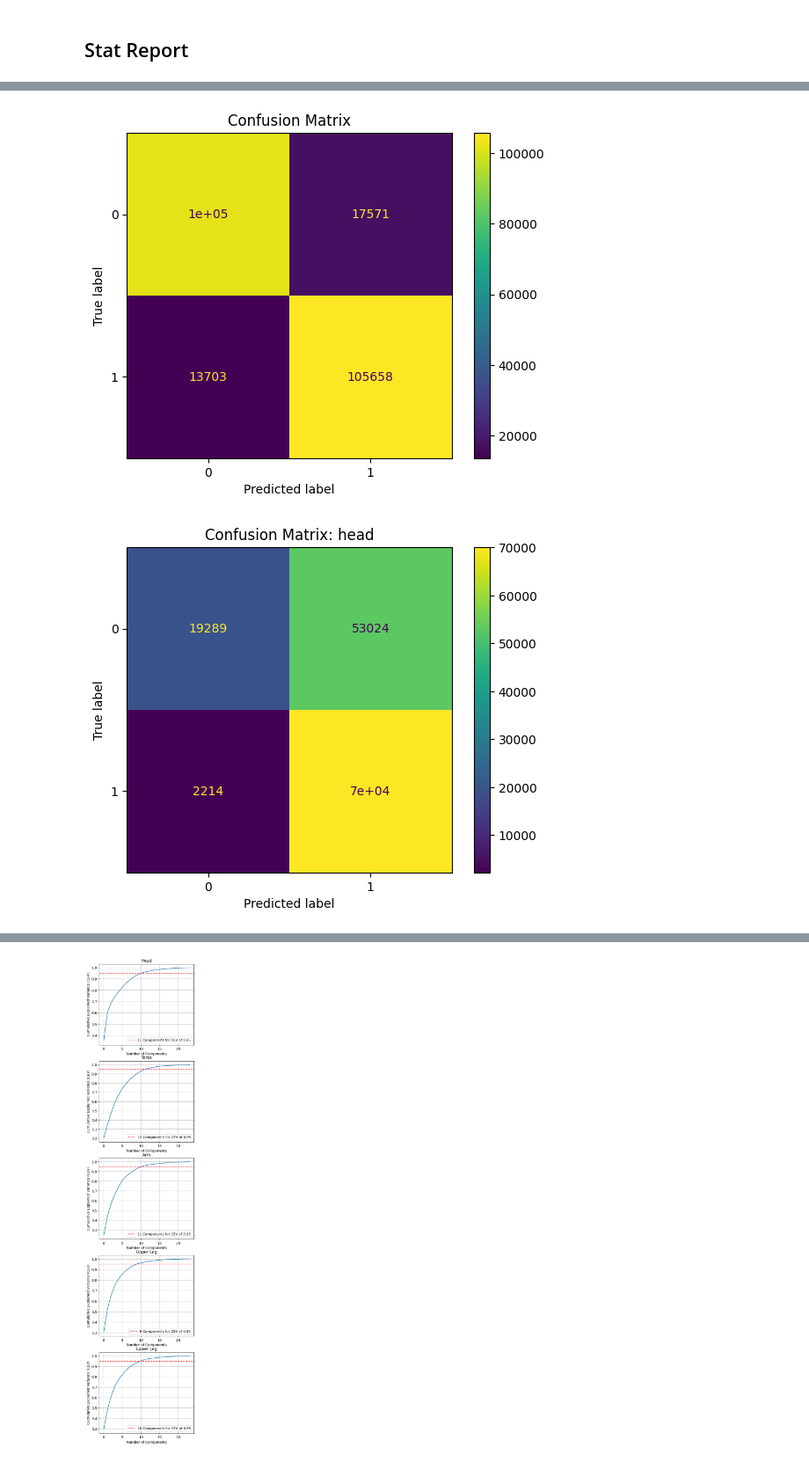
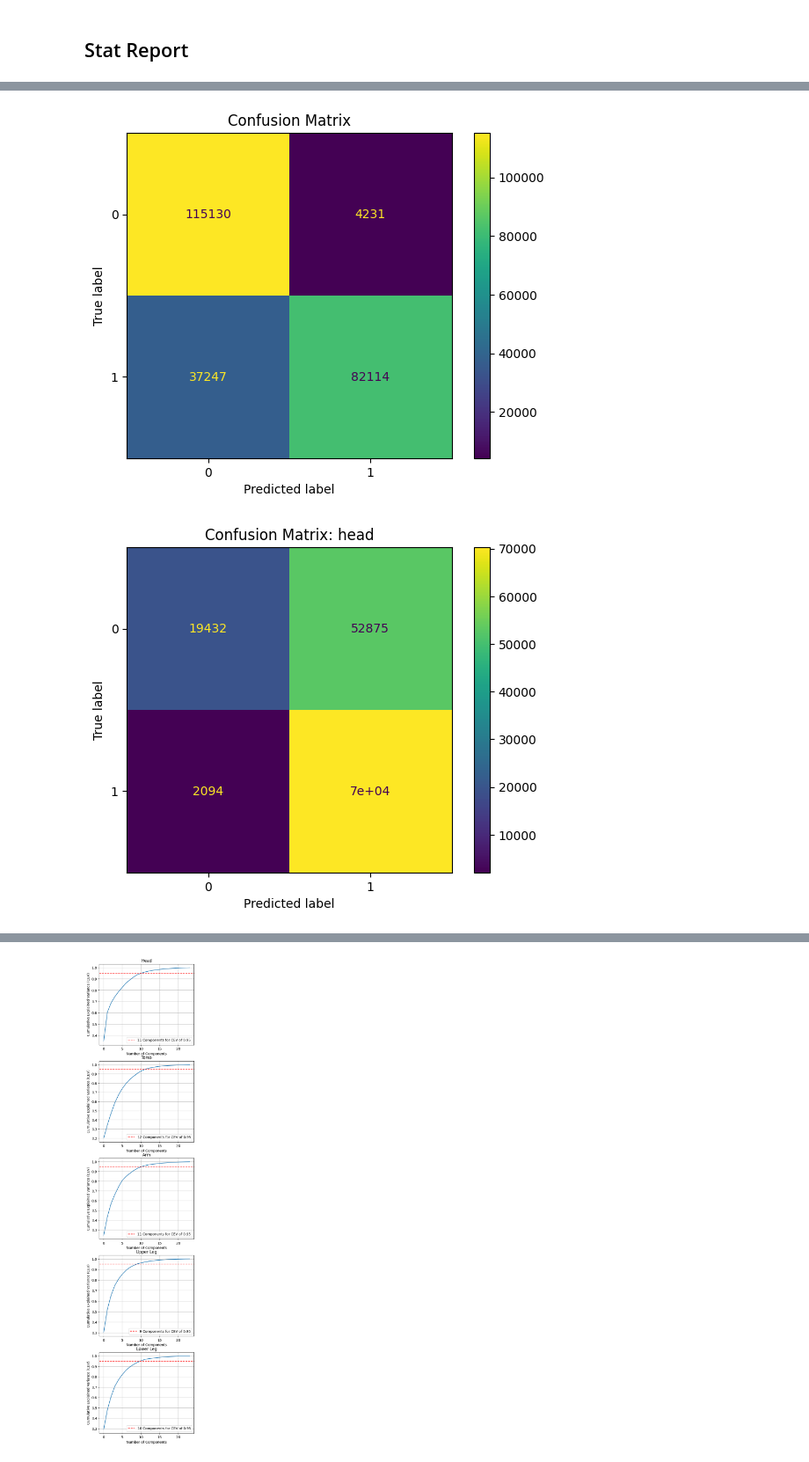
Before and after one commit to juhonamnam/realtime-re-id, a Jupyter notebook: re-id/main.ipynb, the cells around one changed output, grey strips where cells are left out. Shown at 88% size. Saved outputs shown, nothing was run; the diff lists cells and outputs as text; code cells hidden in the pictures.

Commit message:
metrics

```diff
--- a/re-id/main.ipynb
+++ b/re-id/main.ipynb
@@ -34,6 +33,9 @@ class Config:
     attention_num = len(attention_groups)
     default_thresholds = get_default_thresholds(seg_variant)
 
+    similarity_metric = "weighted_avg" # "weakest_link", "weighted_avg"
+    similarity_func = SimilarityMetric(similarity_metric, default_thresholds)
+
     input_name = "input"
     v_score_name = "visibility_scores"
     emb_vec_name = "embedding_vectors"
@@ -934,10 +932,9 @@ for i in tqdm(range(len(unique_ids)), desc="Get Scores"):
                 idx2 = random.choice(re_id_dataset.get_indexes_by_id(unique_ids[k]))
                 y = 0
 
-            total_s_score, s_scores = get_similarity_score((v_scores[idx1], emb_vecs[idx1]),
-                                                           (v_scores[idx2], emb_vecs[idx2]),
-                                                           thresholds=Config.default_thresholds,
-                                                           return_part_scores=True)
+            total_s_score, s_scores = Config.similarity_func((v_scores[idx1], emb_vecs[idx1]),
+                                                             (v_scores[idx2], emb_vecs[idx2]),
+                                                             return_part_scores=True)
 
             y_pred[0].append(total_s_score.item())
             y_true[0].append(y)
@@ -1118,12 +1115,11 @@ for i in tqdm(range(len(unique_ids)), desc="Get Scores"):
                 idx2 = random.choice(re_id_dataset.get_indexes_by_id(unique_ids[k]))
                 y = 0
 
-            total_s_score, s_scores = get_similarity_score((torch.tensor(onnx_v_scores[idx1]),
-                                                            torch.tensor(onnx_emb_vecs[idx1])),
-                                                           (torch.tensor(onnx_v_scores[idx2]),
-                                                            torch.tensor(onnx_emb_vecs[idx2])),
-                                                           thresholds=Config.default_thresholds,
-                                                           return_part_scores=True)
+            total_s_score, s_scores = Config.similarity_func((torch.tensor(onnx_v_scores[idx1]),
+                                                              torch.tensor(onnx_emb_vecs[idx1])),
+                                                             (torch.tensor(onnx_v_scores[idx2]),
+                                                              torch.tensor(onnx_emb_vecs[idx2])),
+                                                             return_part_scores=True)
 
             y_pred[0].append(total_s_score.item())
             y_true[0].append(y)
@@ -1202,19 +1198,19 @@ for att_idx in range(Config.attention_num + 1):
 [figure]
 [figure]
 # %%
-TOTAL_SCORE_THRESHOLD = 0.66
+TOTAL_SCORE_THRESHOLD = 0.74
 PART_SCORE_THRESHOLDS = Config.default_thresholds
 
 for att_idx in range(Config.attention_num + 1):
     threshold = TOTAL_SCORE_THRESHOLD if att_idx == 0 else PART_SCORE_THRESHOLDS[att_idx-1]
     title = "Confusion Matrix" if att_idx == 0 else f"Confusion Matrix: {Config.attention_groups[att_idx - 1]['name']}"
 
     disp = ConfusionMatrixDisplay(confusion_matrix(y_true[att_idx], [0 if y < threshold else 1 for y in y_pred[att_idx]]))
     disp.plot()
     disp.ax_.set_title(title)
     plt.show()
 # %% [output]
-[figure, old version]
+[figure, new version]
 [figure]
 [figure]
 [figure]
```
Also changed, not shown: parts of 13 cells of this notebook, 8 other files.
